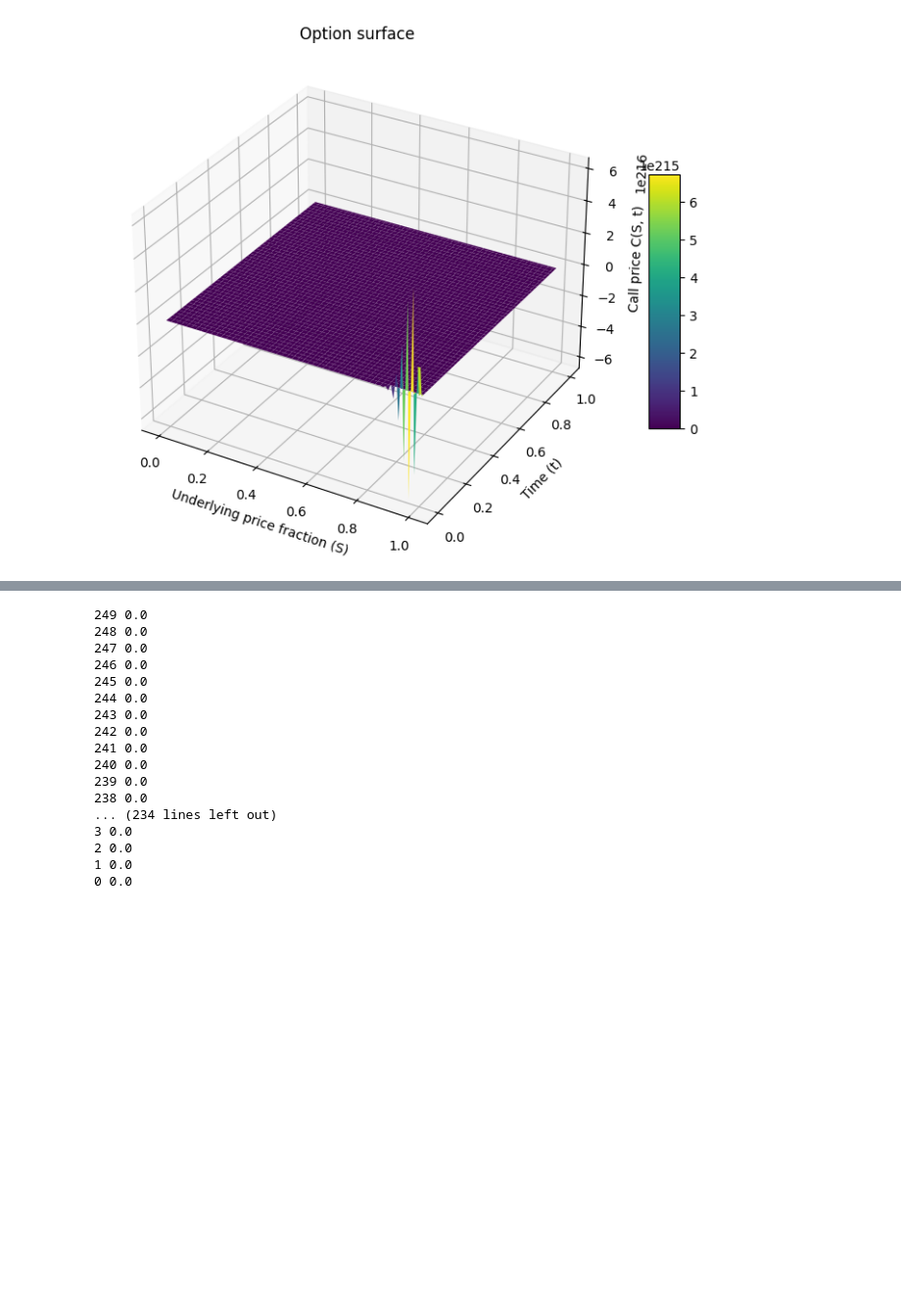
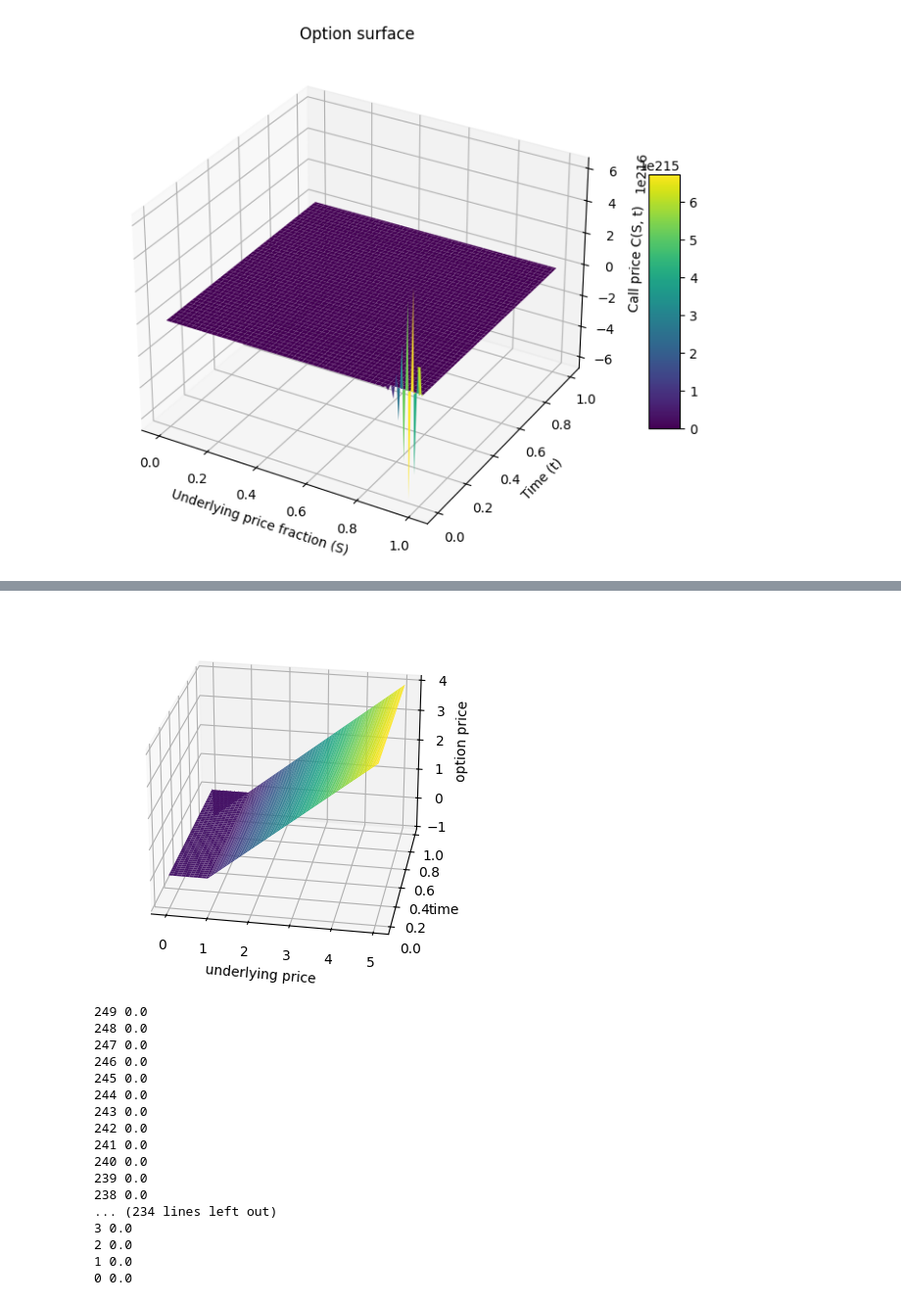
Before and after one commit to rscott1915/Various-Coding-Things, a Jupyter notebook: FundamentalsOfNumericalStochasticProcesses.ipynb, the cells around one changed output, grey strips where cells are left out. Shown at 98% size. Cells and saved outputs as stored; diff of their text form; code cells hidden in the pictures; blank space fills up the shorter version.

```diff
--- a/FundamentalsOfNumericalStochasticProcesses.ipynb
+++ b/FundamentalsOfNumericalStochasticProcesses.ipynb
@@ -691,3 +715,26 @@ xmArray = xm(sArray,k,r,sigma,t1+dt,tArray)
+# %%
+# Rip and paste the plotting stuff from the internet =)
+
+# Create meshgrid from index and columns
+x, y = np.meshgrid(cFrameAnalytic.columns.astype(float), cFrameAnalytic.index.astype(float))
+z = cFrameAnalytic.values
+
+# Create 3D plot
+fig = plt.figure()
+ax = fig.add_subplot(111, projection='3d')
+ax.plot_surface(x, y, z, cmap='viridis')
+
+# Rotate the view 10 degrees counterclockwise around z-axis
+ax.view_init(elev=25, azim=-80)  # adjust elev for tilt, azim for rotation
+
+# Label axes
+ax.set_xlabel('underlying price')
+ax.set_ylabel('time')
+ax.set_zlabel('option price')
+
+plt.show()
+# %% [output]
+[figure, added]
 # %%
 # Thomas Test - Rough
 
```
Also changed, not shown: parts of 3 cells of this notebook.
